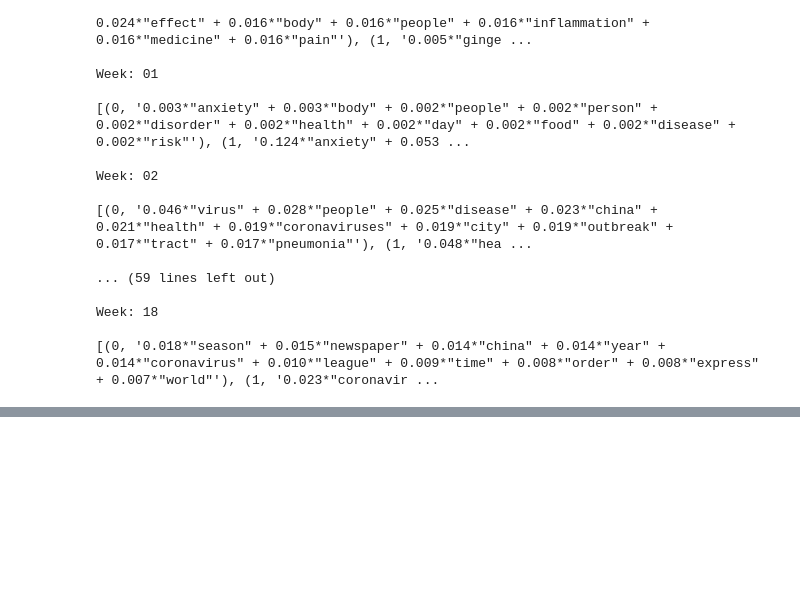
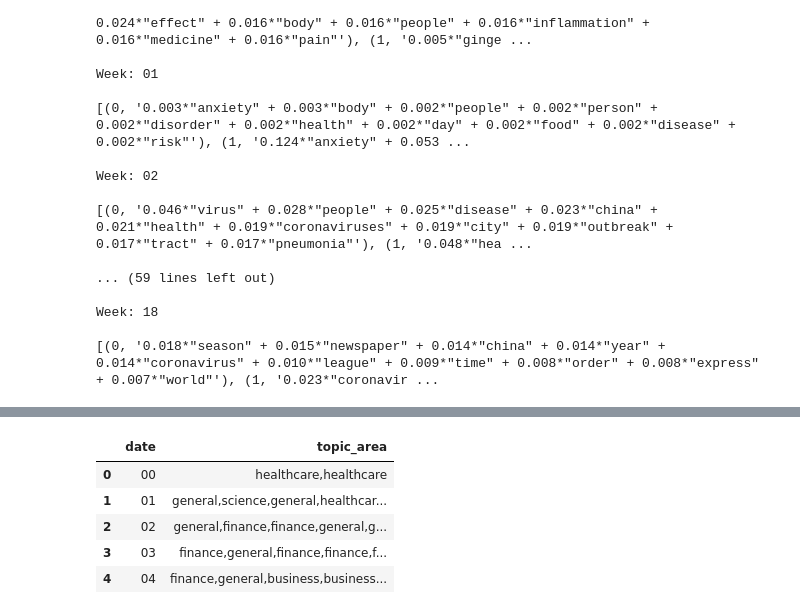
Before and after one commit to miguel2650/covid-19-research, a Jupyter notebook: 4-topic-modeling.ipynb, the cells around one changed output, grey strips where cells are left out. Saved outputs shown, nothing was run; the diff lists cells and outputs as text; code cells hidden in the pictures; blank space fills up the shorter version.

```diff
--- a/4-topic-modeling.ipynb
+++ b/4-topic-modeling.ipynb
@@ -123,0 +140,14 @@ list(zip([a for [(a,b)] in corpus_transformed], data_dtm.index))
+# %%
+# Setting the data to group the date by weekly time with mean values.
+import copy
+data_weekly = copy.deepcopy(data)
+data_weekly["date"] = pd.to_datetime(data["date"]).dt.strftime("%W")
+data_weekly = data_weekly.groupby("date", as_index=False, sort=False).agg({'topic_area': ','.join})
+data_weekly.head(5)
+# %% [output]
+|  | date | topic_area |
+| 0 | 00 | healthcare,healthcare |
+| 1 | 01 | general,science,general,healthcar... |
+| 2 | 02 | general,finance,finance,general,g... |
+| 3 | 03 | finance,general,finance,finance,f... |
+| 4 | 04 | finance,general,business,business... |
```
Also changed, not shown: parts of 8 cells of this notebook.
